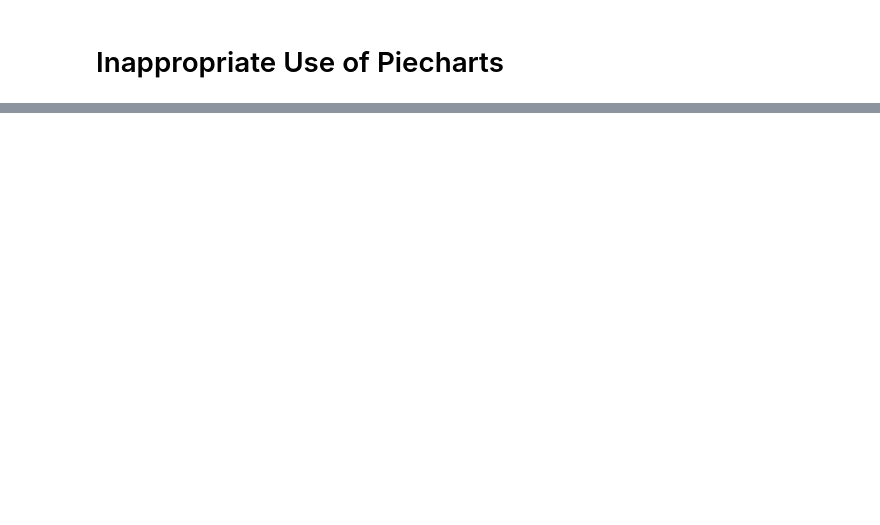
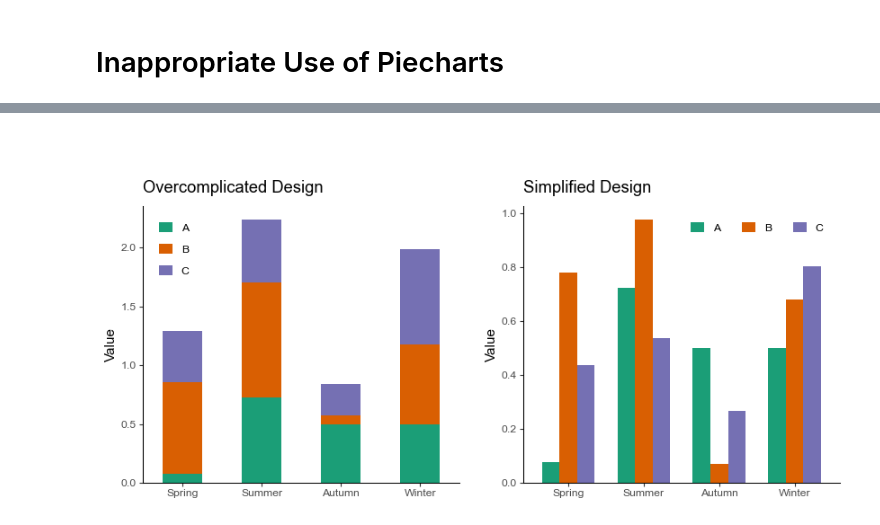
Before and after one commit to smortezah/portfolio, a Jupyter notebook: data-visualization/pitfalls/pitfalls.ipynb, the cells around one changed output, grey strips where cells are left out. Saved outputs shown, nothing was run; the diff lists cells and outputs as text; code cells hidden in the pictures; blank space fills up the shorter version.

```diff
--- a/data-visualization/pitfalls/pitfalls.ipynb
+++ b/data-visualization/pitfalls/pitfalls.ipynb
@@ -49,0 +117,43 @@ plt.show()
+# %% [markdown]
+#
+# %%
+# Data
+np.random.seed(SEED)
+n_columns = 3
+df = pd.DataFrame(
+    np.random.rand(4, n_columns),
+    columns=list(string.ascii_uppercase[:n_columns]),
+    index=["Spring", "Summer", "Autumn", "Winter"],
+)
+
+# Plot
+fig, axs = plt.subplots(nrows=1, ncols=2, figsize=(10, 4))
+
+# Bad Example
+df.plot(
+    kind="bar",
+    stacked=True,
+    rot=0,
+    color=plt.cm.Dark2.colors,
+    title="Overcomplicated Design",
+    ylabel="Value",
+    ax=axs[0],
+)
+
+# Good Example
+df.plot(
+    kind="bar",
+    width=0.7,
+    rot=0,
+    color=plt.cm.Dark2.colors,
+    title="Simplified Design",
+    ylabel="Value",
+    ax=axs[1],
+).legend(loc="upper right", ncol=3)
+
+# Save plot
+plt.savefig("image/stacked.png", bbox_inches="tight", dpi=200)
+
+plt.show()
+# %% [output]
+[figure, added]
```
Also changed, not shown: parts of 7 cells of this notebook.
